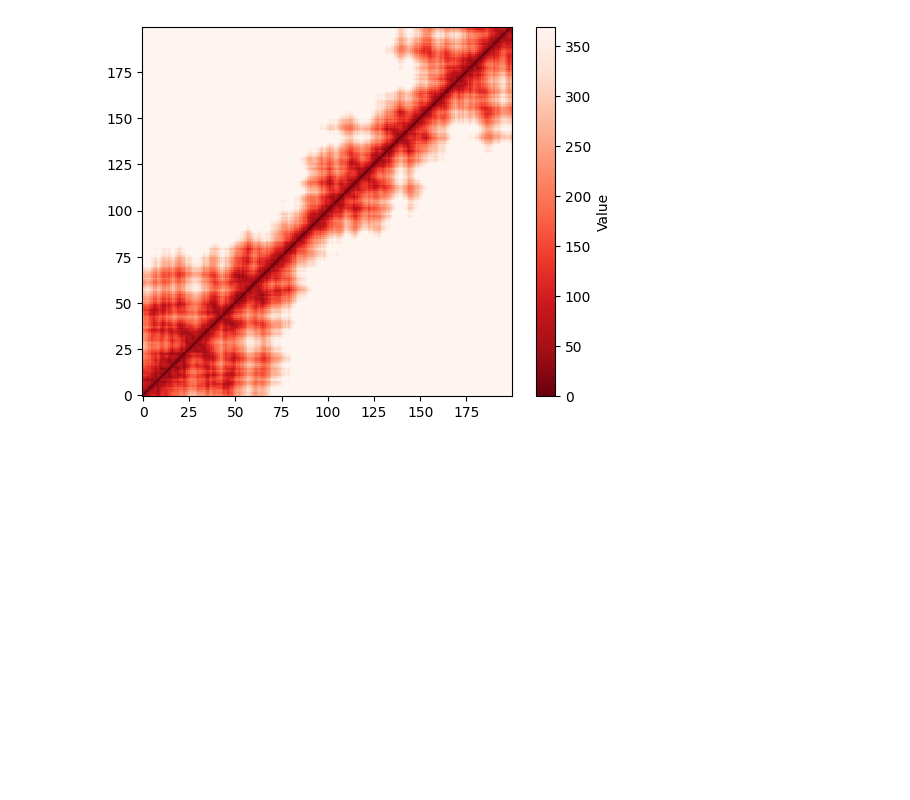
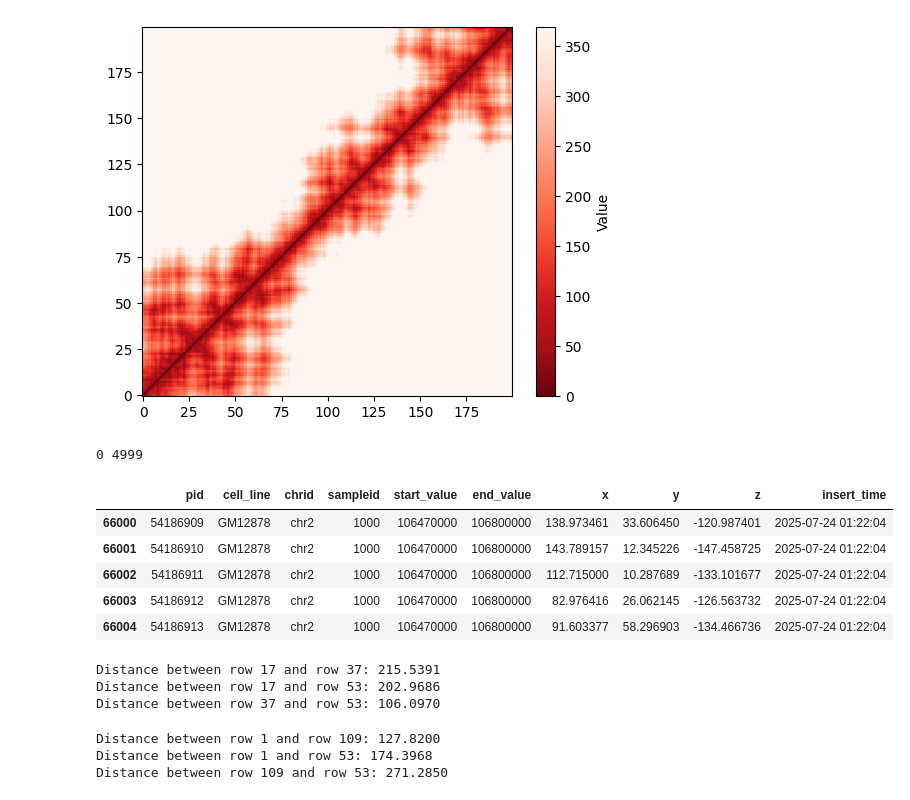
Before and after one commit to ScheWann/ChromPolymerDB, a Jupyter notebook: Scripts/test_corr.ipynb, the cells around one changed output. Saved outputs shown, nothing was run; the diff lists cells and outputs as text; code cells hidden in the pictures; blank space fills up the shorter version.

```diff
--- a/Scripts/test_corr.ipynb
+++ b/Scripts/test_corr.ipynb
@@ -309,3 +355,60 @@ plt.colorbar(label="Value")
 plt.show()
 # %% [output]
 [figure]
+# %%
+df = pd.read_csv("./Calu3_chr8_127200000_127750000.csv")
+print(min(df['sampleid']), max(df['sampleid']))
+# %% [output]
+0 4999
+# %%
+df = pd.read_csv("./GM12878_chr2_106470000_106800000_local.csv")
+# df = pd.read_csv("./Calu3_chr8_127200000_127750000.csv")
+# df = pd.read_csv("./GM12878_chr22_18500000_18660000.csv")
+
+df = df[df['sampleid'] == 1000].sort_values(by='pid')
+# df = df[df['sampleid'] == 2547].sort_values(by='pid')
+# df = df[df['sampleid'] == 1000].sort_values(by='pid')
+df.head()
+# %% [output]
+|  | pid | cell_line | chrid | sampleid | start_value | end_value | x | y | z | insert_time |
+| 66000 | 54186909 | GM12878 | chr2 | 1000 | 106470000 | 106800000 | 138.973461 | 33.606450 | -120.987401 | 2025-07-24 01:22:04 |
+| 66001 | 54186910 | GM12878 | chr2 | 1000 | 106470000 | 106800000 | 143.789157 | 12.345226 | -147.458725 | 2025-07-24 01:22:04 |
+| 66002 | 54186911 | GM12878 | chr2 | 1000 | 106470000 | 106800000 | 112.715000 | 10.287689 | -133.101677 | 2025-07-24 01:22:04 |
+| 66003 | 54186912 | GM12878 | chr2 | 1000 | 106470000 | 106800000 | 82.976416 | 26.062145 | -126.563732 | 2025-07-24 01:22:04 |
+| 66004 | 54186913 | GM12878 | chr2 | 1000 | 106470000 | 106800000 | 91.603377 | 58.296903 | -134.466736 | 2025-07-24 01:22:04 |
+# %%
+import math
+
+df = pd.read_csv("./GM12878_chr2_106470000_106800000_local.csv")
+
+def compute_three_distances(df, idx1, idx2, idx3):
+    p1 = df.iloc[idx1][['x', 'y', 'z']].values
+    p2 = df.iloc[idx2][['x', 'y', 'z']].values
+    p3 = df.iloc[idx3][['x', 'y', 'z']].values
+
+    def euclidean_distance(a, b):
+        return math.sqrt(sum((a - b) ** 2))
+
+    d12 = euclidean_distance(p1, p2)
+    d13 = euclidean_distance(p1, p3)
+    d23 = euclidean_distance(p2, p3)
+
+    print(f"Distance between row {idx1} and row {idx2}: {d12:.4f}")
+    print(f"Distance between row {idx1} and row {idx3}: {d13:.4f}")
+    print(f"Distance between row {idx2} and row {idx3}: {d23:.4f}")
+
+
+compute_three_distances(df, 17, 37, 53)
+# %% [output]
+Distance between row 17 and row 37: 215.5391
+Distance between row 17 and row 53: 202.9686
+Distance between row 37 and row 53: 106.0970
+# %%
+df = pd.read_csv("./Calu3_chr8_127200000_127750000.csv")
+df = df[df['sampleid'] == 2547].sort_values(by='pid')
+
+compute_three_distances(df, 1, 109, 53)
+# %% [output]
+Distance between row 1 and row 109: 127.8200
+Distance between row 1 and row 53: 174.3968
+Distance between row 109 and row 53: 271.2850
```
Also changed, not shown: parts of 3 cells of this notebook.
